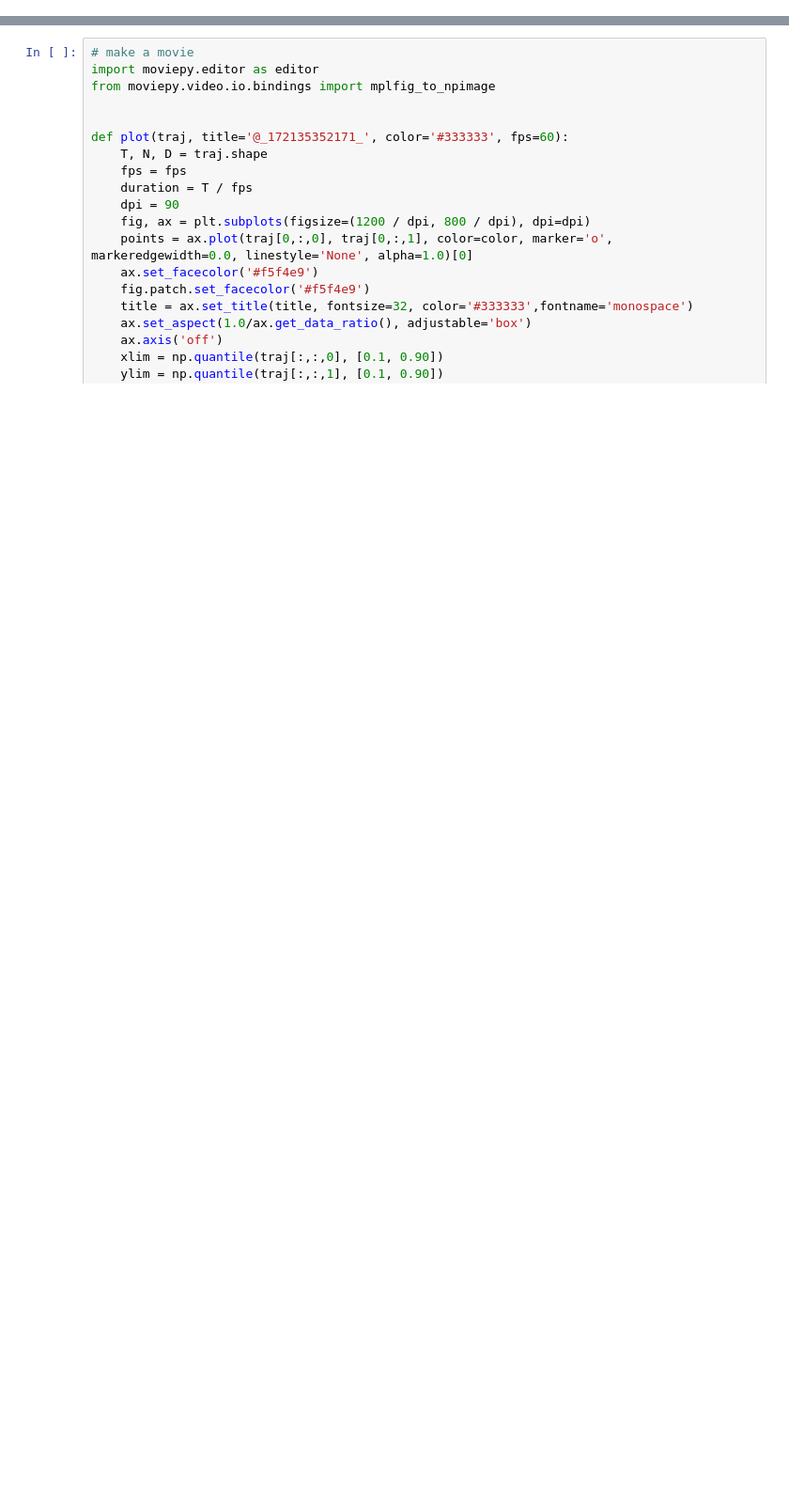
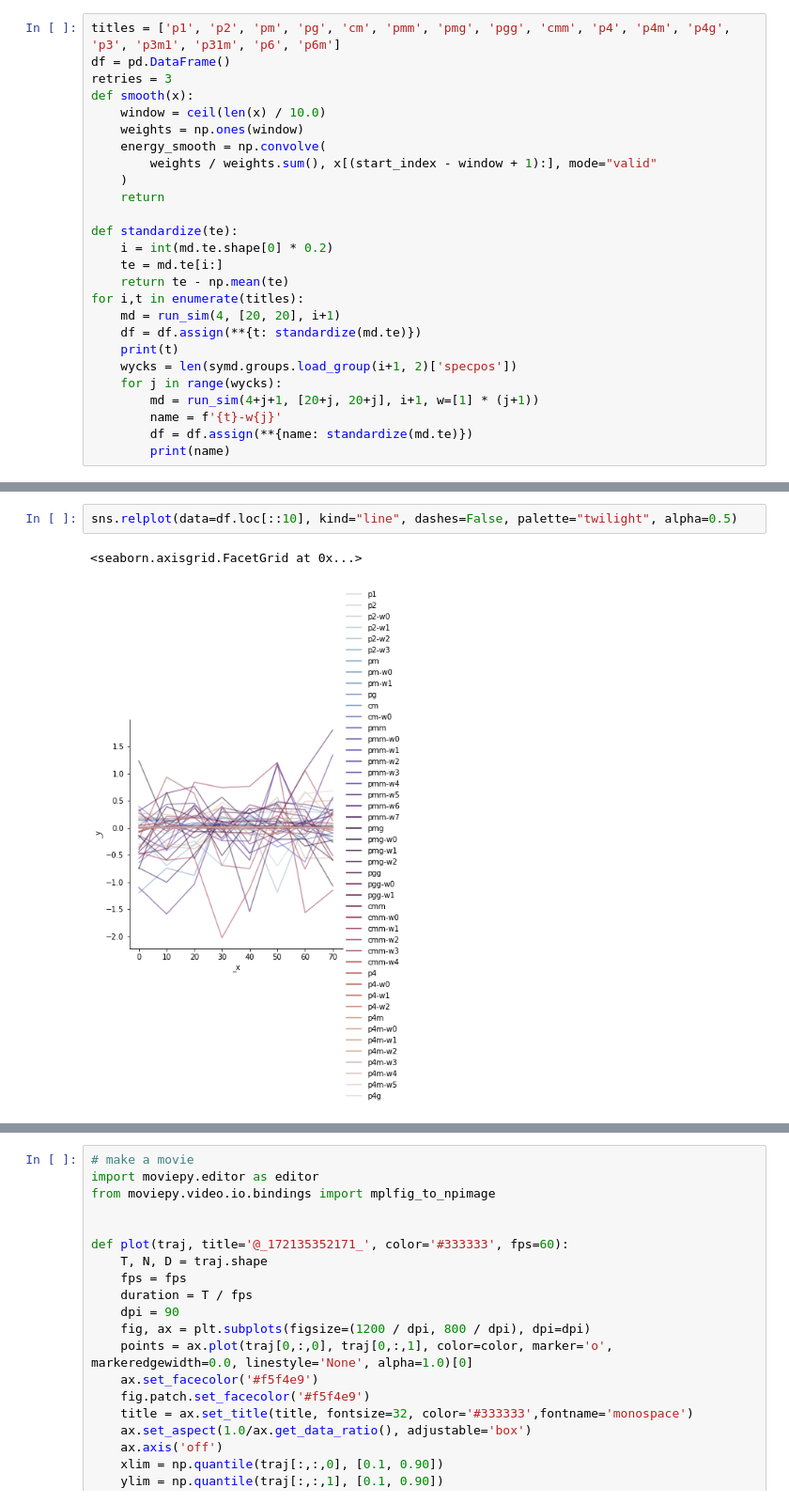
Before and after one commit to whitead/symd, a Jupyter notebook: notebooks/Sims.ipynb, the cells around one changed output, grey strips where cells are left out. Shown at 94% size. Drawn from its saved outputs; the diff is of its cells as text; blank space fills up the shorter version.

Commit message:
Progress on energy conservation checks

```diff
--- a/notebooks/Sims.ipynb
+++ b/notebooks/Sims.ipynb
@@ -26,0 +38,26 @@ plt.legend(loc='best')
+# %%
+titles = ['p1', 'p2', 'pm', 'pg', 'cm', 'pmm', 'pmg', 'pgg', 'cmm', 'p4', 'p4m', 'p4g', 'p3', 'p3m1', 'p31m', 'p6', 'p6m']
+df = pd.DataFrame()
+retries = 3
+def smooth(x):
+    window = ceil(len(x) / 10.0)
+    weights = np.ones(window)
+    energy_smooth = np.convolve(
+        weights / weights.sum(), x[(start_index - window + 1):], mode="valid"
+    )
+    return
+
+def standardize(te):
+    i = int(md.te.shape[0] * 0.2)
+    te = md.te[i:]
+    return te - np.mean(te)
+for i,t in enumerate(titles):
+    md = run_sim(4, [20, 20], i+1)
+    df = df.assign(**{t: standardize(md.te)})
+    print(t)
+    wycks = len(symd.groups.load_group(i+1, 2)['specpos'])
+    for j in range(wycks):
+        md = run_sim(4+j+1, [20+j, 20+j], i+1, w=[1] * (j+1))
+        name = f'{t}-w{j}'
+        df = df.assign(**{name: standardize(md.te)})
+        print(name)
@@ -26,0 +83,5 @@ plt.legend(loc='best')
+# %%
+sns.relplot(data=df.loc[::10], kind="line", dashes=False, palette="twilight", alpha=0.5)
+# %% [output]
+<seaborn.axisgrid.FacetGrid at 0x...>
+[figure, added]
```
Also changed, not shown: parts of 7 cells of this notebook, 1 other file.
